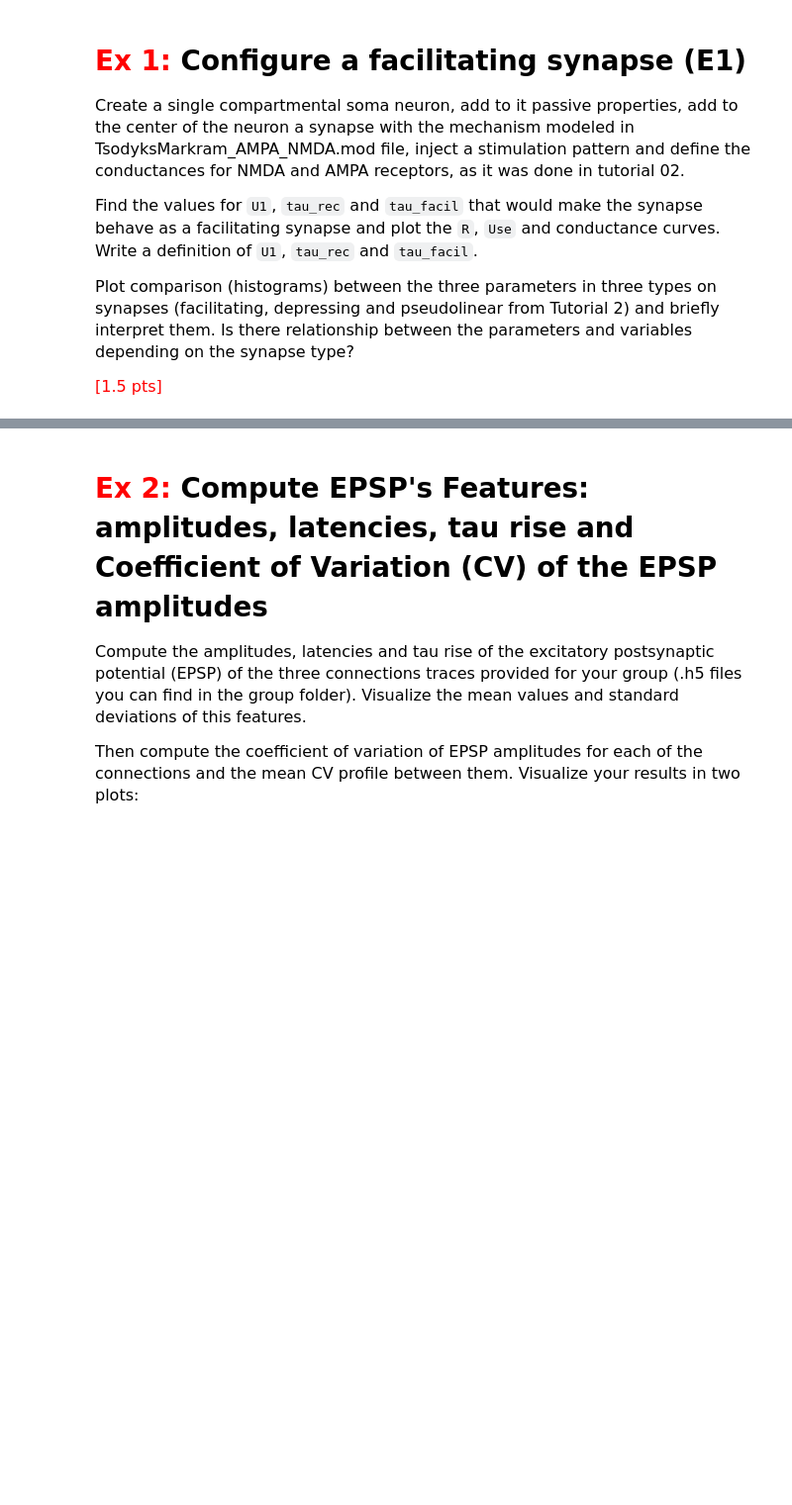
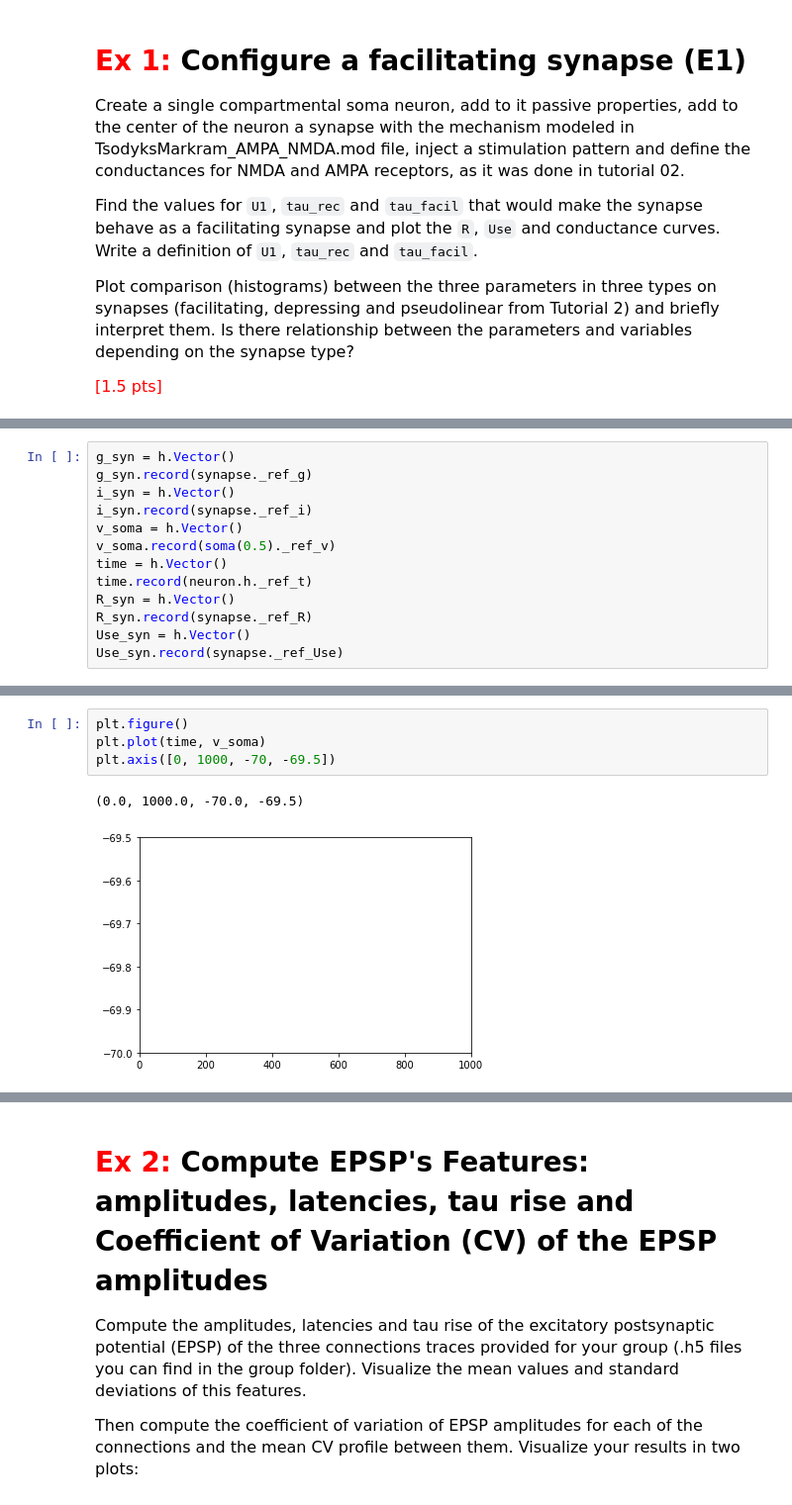
Before and after one commit to GBNTN/In_Silico_Homeworks, a Jupyter notebook: Week8_HomeWork_Martim.ipynb, the cells around one changed output, grey strips where cells are left out. Shown at 99% size. Cells and saved outputs as stored; diff of their text form; blank space fills up the shorter version.

```diff
--- a/Week8_HomeWork_Martim.ipynb
+++ b/Week8_HomeWork_Martim.ipynb
@@ -29,0 +83,13 @@ __IMPORTANT:__<font size = "3"> Exercises in <font color='red'>red</font> are ma
+# %%
+g_syn = h.Vector()
+g_syn.record(synapse._ref_g)
+i_syn = h.Vector()
+i_syn.record(synapse._ref_i)
+v_soma = h.Vector()
+v_soma.record(soma(0.5)._ref_v)
+time = h.Vector()
+time.record(neuron.h._ref_t)
+R_syn = h.Vector()
+R_syn.record(synapse._ref_R)
+Use_syn = h.Vector()
+Use_syn.record(synapse._ref_Use)
@@ -29,0 +110,7 @@ __IMPORTANT:__<font size = "3"> Exercises in <font color='red'>red</font> are ma
+# %%
+plt.figure()
+plt.plot(time, v_soma)
+plt.axis([0, 1000, -70, -69.5])
+# %% [output]
+(0.0, 1000.0, -70.0, -69.5)
+[figure, added]
```
Also changed, not shown: parts of 18 cells of this notebook.
